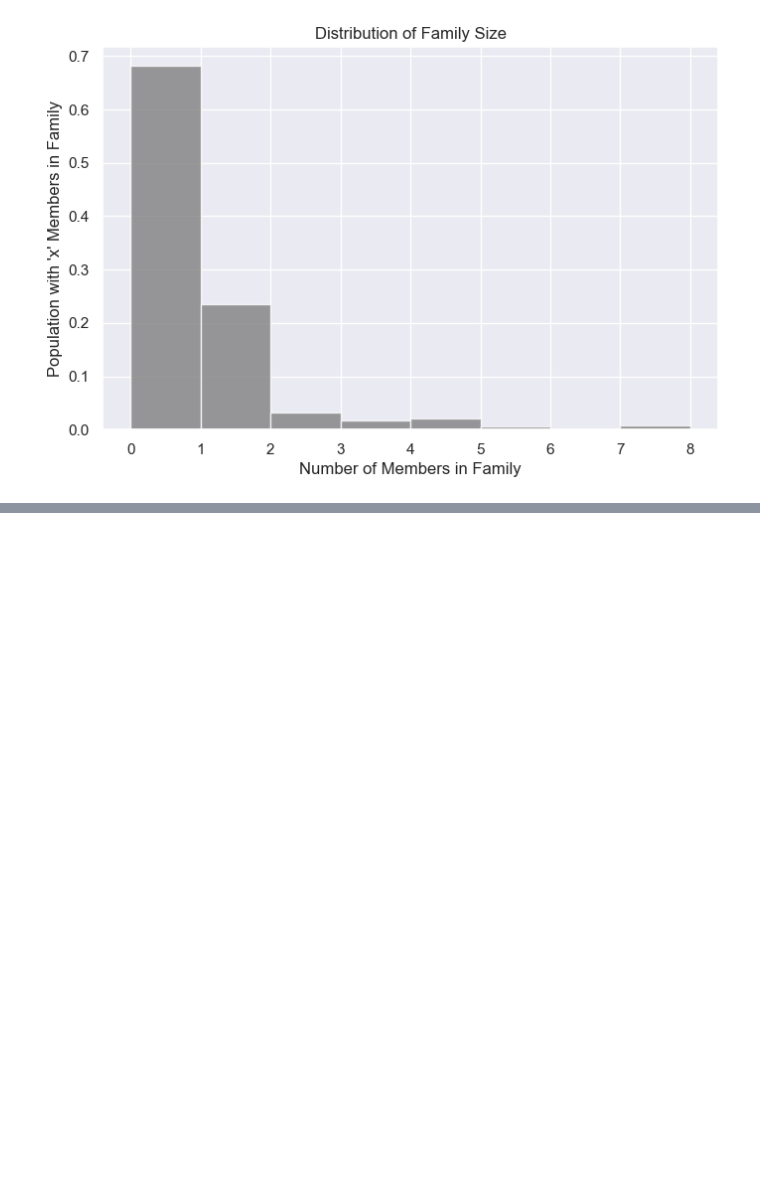
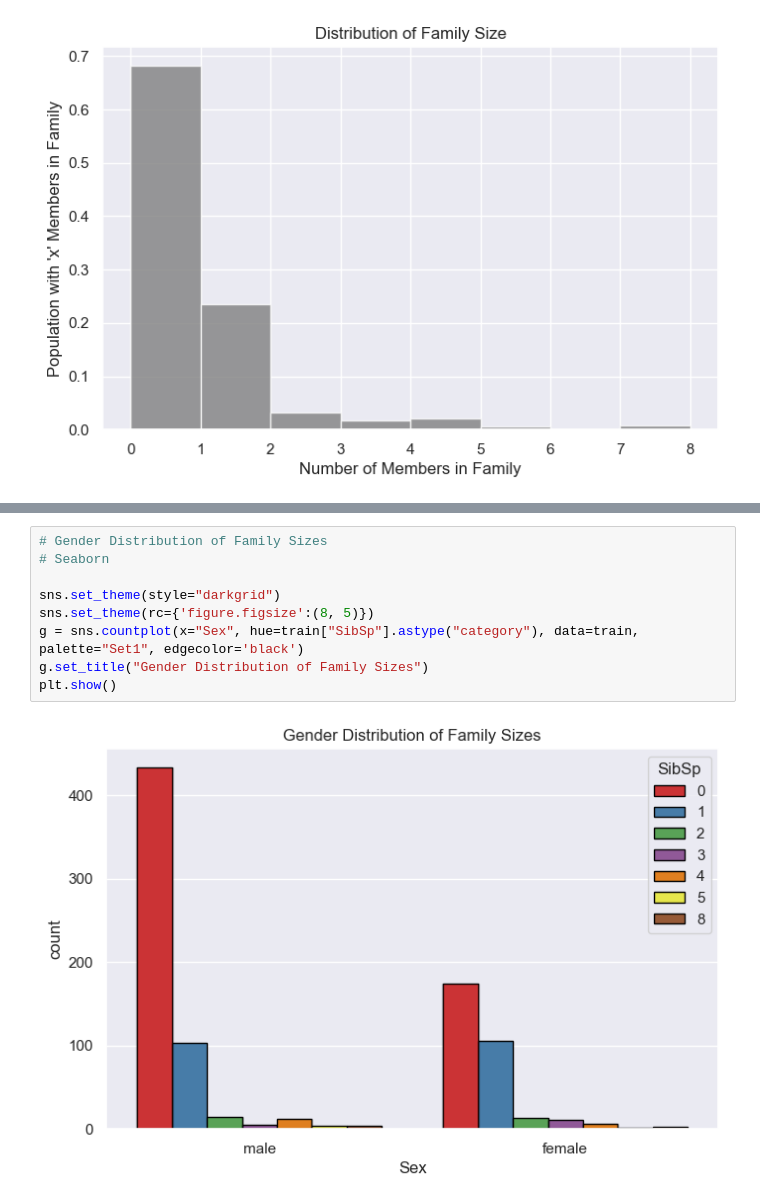
Before and after one commit to zozoking101/Machine-Learning-Projects, a Jupyter notebook: Titanic - Machine Learning from Disaster/titanic.ipynb, the cells around one changed output, grey strips where cells are left out. Drawn from its saved outputs; the diff is of its cells as text; blank space fills up the shorter version.

```diff
--- a/Titanic - Machine Learning from Disaster/titanic.ipynb
+++ b/Titanic - Machine Learning from Disaster/titanic.ipynb
@@ -179,0 +184,11 @@ plt.show()
+# %%
+# Gender Distribution of Family Sizes
+# Seaborn
+
+sns.set_theme(style="darkgrid")
+sns.set_theme(rc={'figure.figsize':(8, 5)})
+g = sns.countplot(x="Sex", hue=train["SibSp"].astype("category"), data=train, palette="Set1", edgecolor='black')
+g.set_title("Gender Distribution of Family Sizes")
+plt.show()
+# %% [output]
+[figure, added]
```
Also changed, not shown: parts of 47 cells of this notebook, 2 other files.
